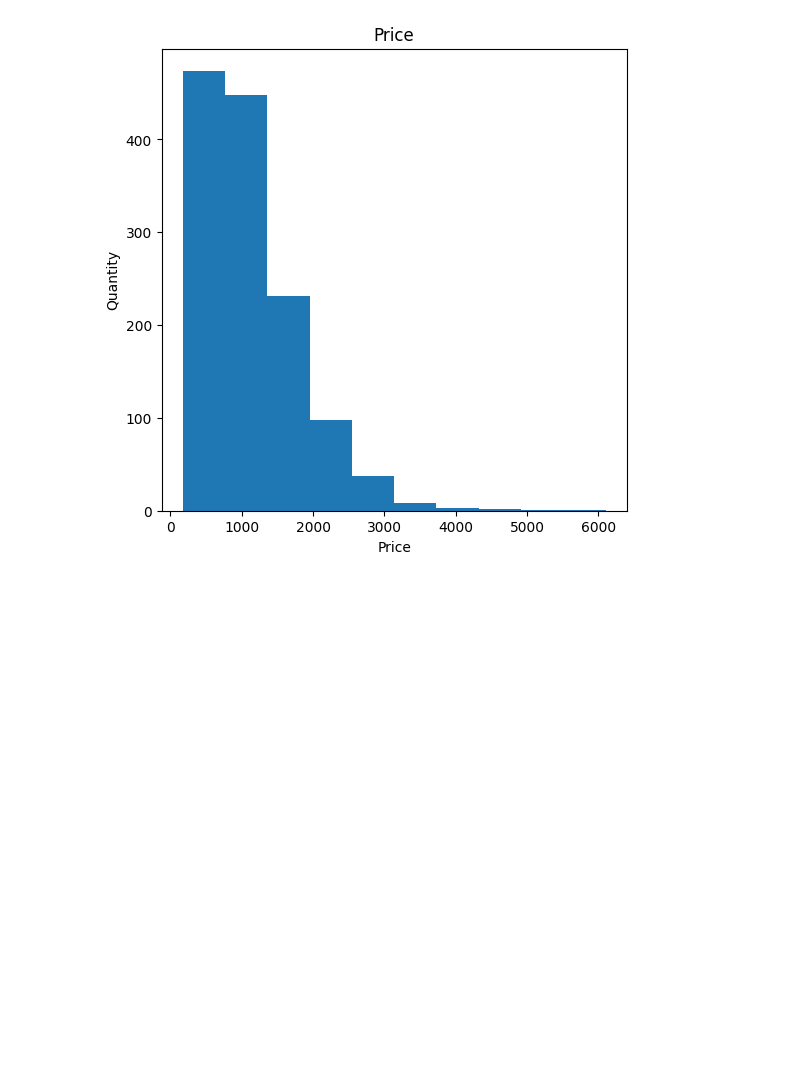
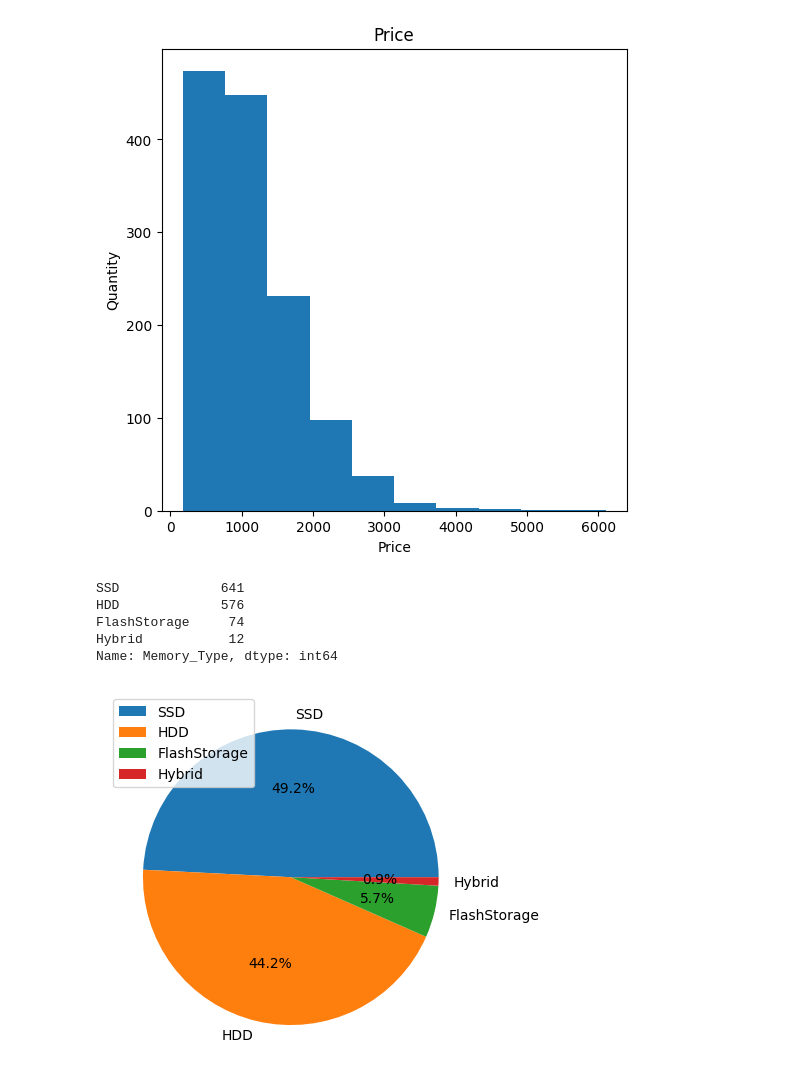
Before and after one commit to IgorHolin/Python_for_analyst, a Jupyter notebook: sem_4.ipynb, the cells around one changed output. Saved outputs shown, nothing was run; the diff lists cells and outputs as text; code cells hidden in the pictures; blank space fills up the shorter version.

```diff
--- a/sem_4.ipynb
+++ b/sem_4.ipynb
@@ -30,3 +30,19 @@ plt.ylabel('Quantity')
 plt.title('Price');
 # %% [output]
 [figure]
+# %%
+data = df['Memory_Type'].value_counts()
+data
+# %% [output]
+SSD             641
+HDD             576
+FlashStorage     74
+Hybrid           12
+Name: Memory_Type, dtype: int64
+# %%
+names = data.index
+values = data.values
+plt.pie(values, autopct='%.1f%%',labels=names);
+plt.legend(names);
+# %% [output]
+[figure, added]
```
Also changed, not shown: parts of 7 cells of this notebook.
